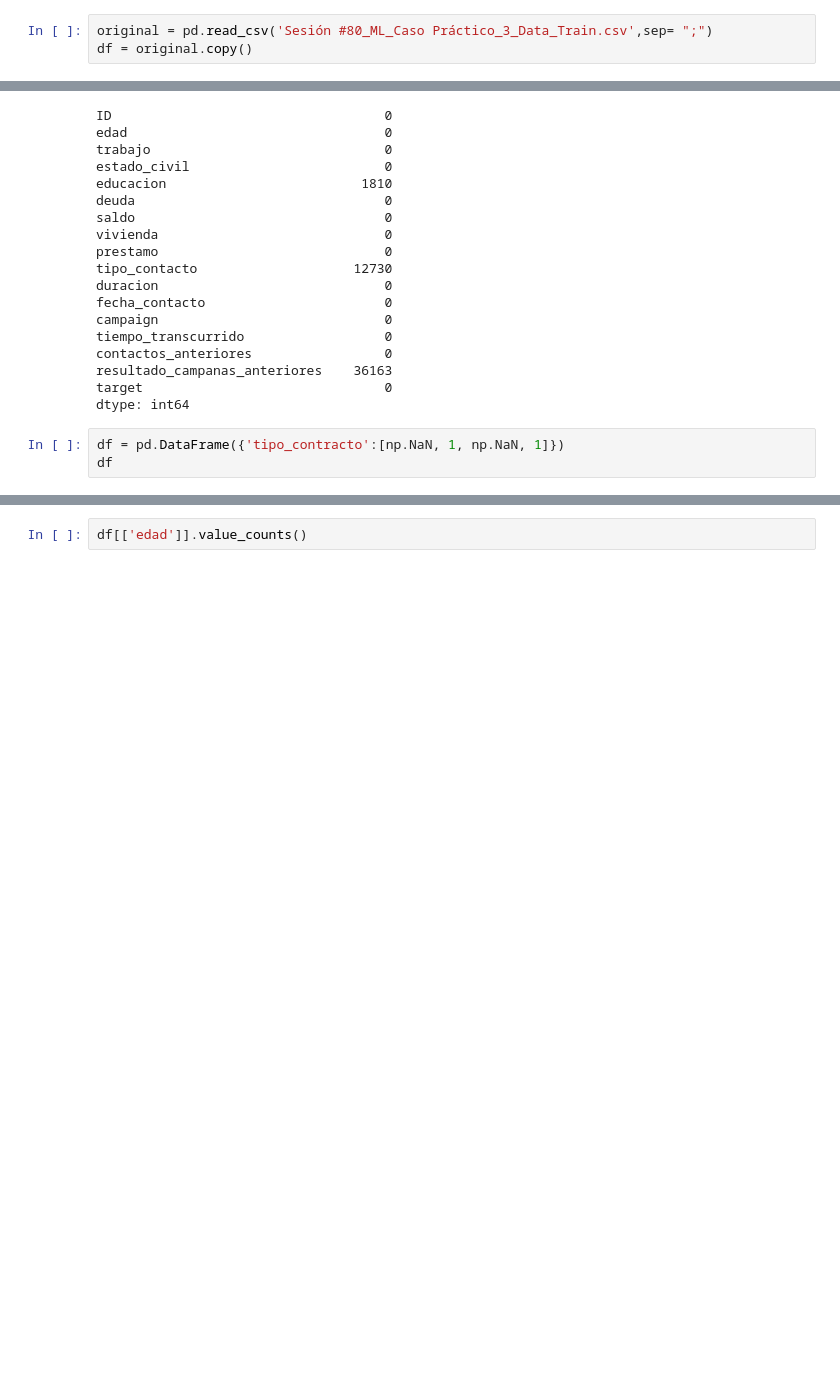
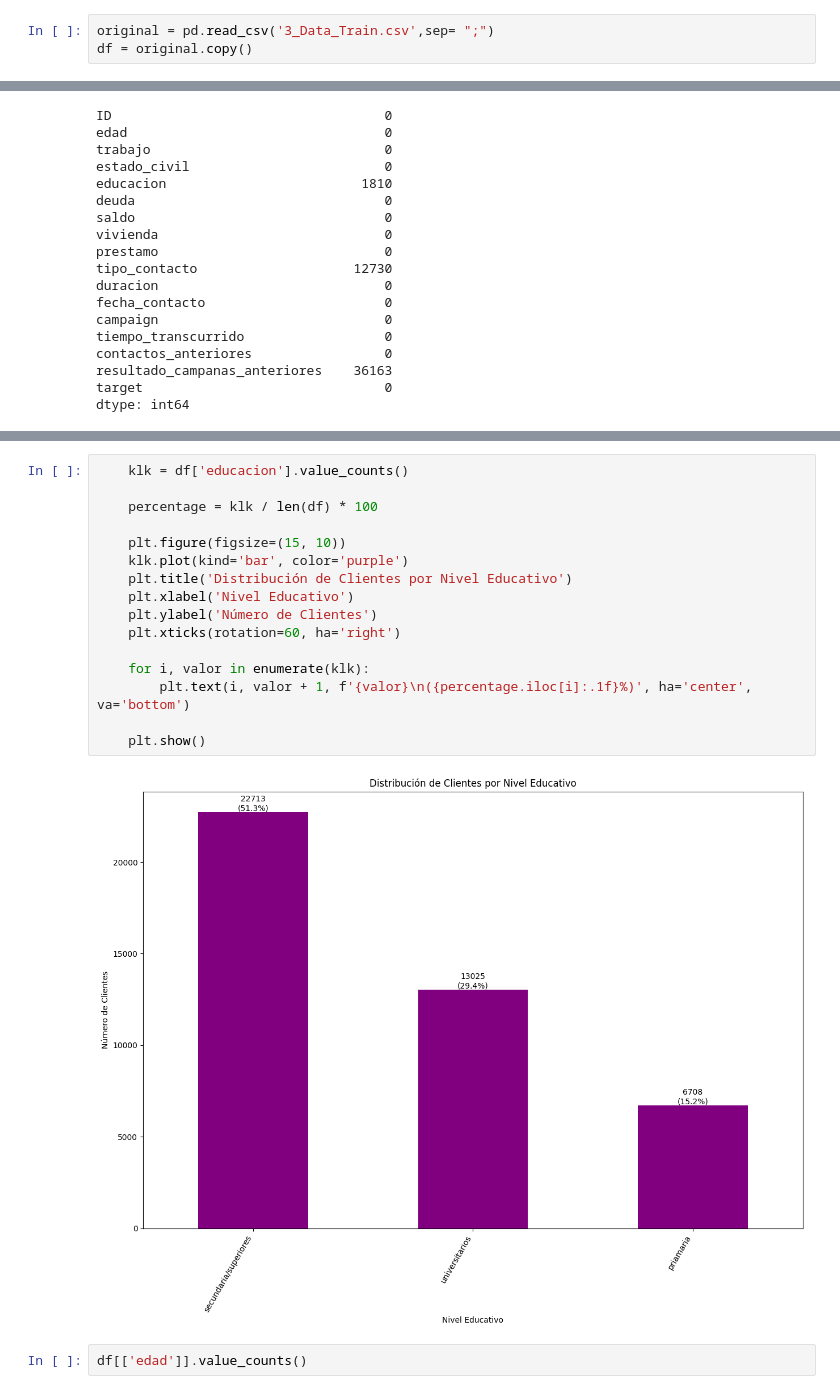
Before and after one commit to erxgli/Amacor_contexto_bancario, a Jupyter notebook: KLK.ipynb, the cells around one changed output, grey strips where cells are left out. Drawn from its saved outputs; the diff is of its cells as text; blank space fills up the shorter version.

```diff
--- a/KLK.ipynb
+++ b/KLK.ipynb
@@ -3,7 +3,7 @@ import pandas as pd
 import numpy as np
 import matplotlib.pyplot as plt
 # %%
-original = pd.read_csv('Sesión #80_ML_Caso Práctico_3_Data_Train.csv',sep= ";")
+original = pd.read_csv('3_Data_Train.csv',sep= ";")
 df = original.copy()
 # %%
 df.sample(5)
@@ -93,6 +93,3 @@ contactos_anteriores                 0
 resultado_campanas_anteriores    36163
 target                               0
 dtype: int64
-# %%
-df = pd.DataFrame({'tipo_contracto':[np.NaN, 1, np.NaN, 1]})
-df
@@ -105,3 +108,21 @@ df
+# %%
+    klk = df['educacion'].value_counts()
+
+    percentage = klk / len(df) * 100
+
+    plt.figure(figsize=(15, 10))
+    klk.plot(kind='bar', color='purple')
+    plt.title('Distribución de Clientes por Nivel Educativo')
+    plt.xlabel('Nivel Educativo')
+    plt.ylabel('Número de Clientes')
+    plt.xticks(rotation=60, ha='right')
+
+    for i, valor in enumerate(klk):
+        plt.text(i, valor + 1, f'{valor}\n({percentage.iloc[i]:.1f}%)', ha='center', va='bottom')
+
+    plt.show()
+# %% [output]
+[figure, added]
 # %%
 df[['edad']].value_counts()
 # %% [output]
```
Also changed, not shown: parts of 11 cells of this notebook.
